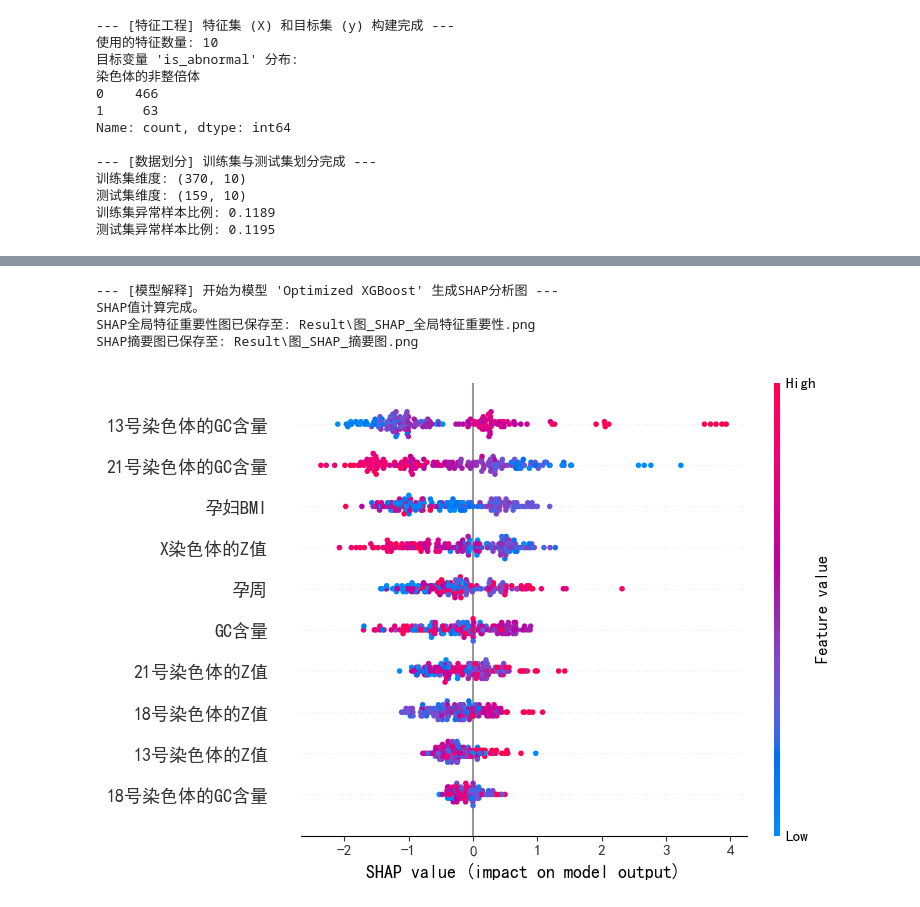
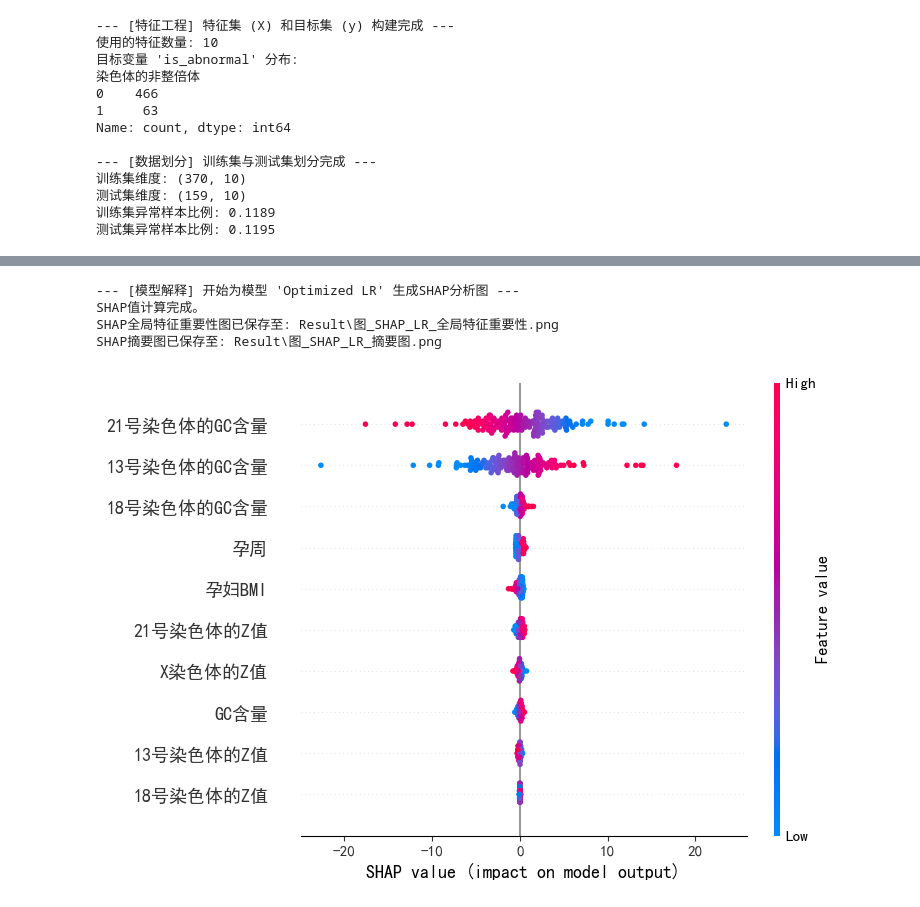
Before and after one commit to fall-fall/2025C, a Jupyter notebook: Code/4/train.ipynb, the cells around one changed output, grey strips where cells are left out. Cells and saved outputs as stored; diff of their text form; code cells hidden in the pictures.

```diff
--- a/Code/4/train.ipynb
+++ b/Code/4/train.ipynb
@@ -144,31 +144,35 @@ Name: count, dtype: int64
 训练集异常样本比例: 0.1189
 测试集异常样本比例: 0.1195
 # %%
+# ==============================================================================
+# 第三步：SMOTE过采样 (1:2 平衡版)
+# ==============================================================================
 # 需要安装 imbalanced-learn: pip install imbalanced-learn
 from imblearn.over_sampling import SMOTE
+from collections import Counter
 
 # 确保上一步的数据已成功划分
 if 'X_train' in locals():
     # ==============================================================================
     # 1. 应用 SMOTE
     # ==============================================================================
-    print("\n--- [SMOTE处理] 开始对训练集进行过采样 ---")
+    print("\n--- [SMOTE处理] 开始对训练集进行过采样 (目标比例 1:2) ---")
     print(f"原始训练集样本分布: {sorted(Counter(y_train).items())}")
 
-    # 计算目标采样数：将少数类样本数量增加到多数类的一半
-    n_majority = Counter(y_train)[0]
-    n_minority_target = int(n_majority / 2)
-
-    # sampling_strategy 可以直接指定少数类的目标数量
+    # sampling_strategy 设置为 0.5 来实现 1:2 的比例
     smote = SMOTE(
-        sampling_strategy={1: n_minority_target},
+        sampling_strategy=0.5,  # <-- 核心改动：使少数类样本数达到多数类的一半
         random_state=42
     )
 
     X_train_smote, y_train_smote = smote.fit_resample(X_train, y_train)
 
-    print(f"SMOTE后训练集样本分布: {sorted(Counter(y_train_smote).items())}")
+    # 验证采样后的比例
+    counts = Counter(y_train_smote)
+    ratio = counts[1] / counts[0] if counts[0] != 0 else 0
+    print(f"SMOTE后训练集样本分布: {sorted(counts.items())}")
     print(f"SMOTE后训练集维度: {X_train_smote.shape}")
+    print(f"验证比例 (异常/正常): {ratio:.4f}")
     print("--- [SMOTE处理] 处理完成，测试集保持不变 ---")
 
 else:
@@ -383,59 +381,66 @@ ROC曲线对比图已保存至: Result\图_ROC曲线对比.png
 # %%
+# ==============================================================================
+# 第六步：最终模型解释 (SHAP for Logistic Regression)
+# ==============================================================================
 # 需要安装 shap: pip install shap
 import shap
 
-# 假定 'Optimized XGBoost' 是性能最佳的模型
-best_model_name = 'Optimized XGBoost'
+# 确定要解释的模型为我们优化后的逻辑回归
+model_to_explain_name = 'Optimized LR'
 
-if 'models' in locals() and best_model_name in models:
-    best_model = models[best_model_name]
+if 'models' in locals() and model_to_explain_name in models:
+    lr_model = models[model_to_explain_name]
 
-    print(f"\n--- [模型解释] 开始为模型 '{best_model_name}' 生成SHAP分析图 ---")
+    print(f"\n--- [模型解释] 开始为模型 '{model_to_explain_name}' 生成SHAP分析图 ---")
 
     # ==============================================================================
-    # 1. 计算SHAP值
+    # 1. 创建SHAP解释器并计算SHAP值
     # ==============================================================================
-    # 对于树模型，使用TreeExplainer效率最高
-    explainer = shap.TreeExplainer(best_model)
+    # 对于逻辑回归等线性模型，SHAP会使用高效的LinearExplainer。
+    # 我们使用通用的 shap.Explainer API，它会自动选择最合适的解释器。
+    # 注意：线性解释器需要一个“背景”数据集来计算期望值，通常使用训练数据。
+    explainer = shap.Explainer(lr_model, X_train_smote)
+
     # 在测试集上计算SHAP值
-    shap_values = explainer.shap_values(X_test)
+    shap_values = explainer(X_test)
 
     print("SHAP值计算完成。")
 
     # ==============================================================================
     # 2. 绘制SHAP全局特征重要性图 (Bar Plot)
     # ==============================================================================
+    # 对于SHAP，全局重要性是所有样本SHAP值的绝对值的平均值
     fig_bar, ax_bar = plt.subplots()
     shap.summary_plot(shap_values, X_test, plot_type="bar", show=False)
 
     # 自定义美化
     ax_bar = plt.gca() # 获取当前坐标轴
-    ax_bar.set_xlabel("平均SHAP值 (对模型输出的平均影响)", fontsize=18)
+    ax_bar.set_xlabel("平均SHAP绝对值 (特征对预测的平均影响幅度)", fontsize=16)
     ax_bar.tick_params(axis='y', labelsize=14)
 
     # 保存图像
-    bar_path = os.path.join(RESULT_DIR, '图_SHAP_全局特征重要性.png')
+    bar_path = os.path.join(RESULT_DIR, '图_SHAP_LR_全局特征重要性.png')
     fig_bar.savefig(bar_path, dpi=300, bbox_inches='tight')
     print(f"SHAP全局特征重要性图已保存至: {bar_path}")
     plt.close(fig_bar)
 
     # ==============================================================================
     # 3. 绘制SHAP摘要图 (Summary Plot / Beeswarm Plot)
     # ==============================================================================
     fig_summary, ax_summary = plt.subplots()
     shap.summary_plot(shap_values, X_test, show=False)
 
     # 保存图像
-    summary_path = os.path.join(RESULT_DIR, '图_SHAP_摘要图.png')
+    summary_path = os.path.join(RESULT_DIR, '图_SHAP_LR_摘要图.png')
     fig_summary.savefig(summary_path, dpi=300, bbox_inches='tight')
     print(f"SHAP摘要图已保存至: {summary_path}")
     plt.show()
 
 else:
-    print(f"!!! 错误: 找不到名为 '{best_model_name}' 的模型，请先成功运行第四、五步代码。")
+    print(f"!!! 错误: 找不到名为 '{model_to_explain_name}' 的模型，请先成功运行第四、五步代码。")
 # %% [output]
---- [模型解释] 开始为模型 'Optimized XGBoost' 生成SHAP分析图 ---
+--- [模型解释] 开始为模型 'Optimized LR' 生成SHAP分析图 ---
 SHAP值计算完成。
-SHAP全局特征重要性图已保存至: Result\图_SHAP_全局特征重要性.png
-SHAP摘要图已保存至: Result\图_SHAP_摘要图.png
+SHAP全局特征重要性图已保存至: Result\图_SHAP_LR_全局特征重要性.png
+SHAP摘要图已保存至: Result\图_SHAP_LR_摘要图.png
-[figure, old version]
+[figure, new version]
```
Also changed, not shown: parts of 3 cells of this notebook, 32 other files.
